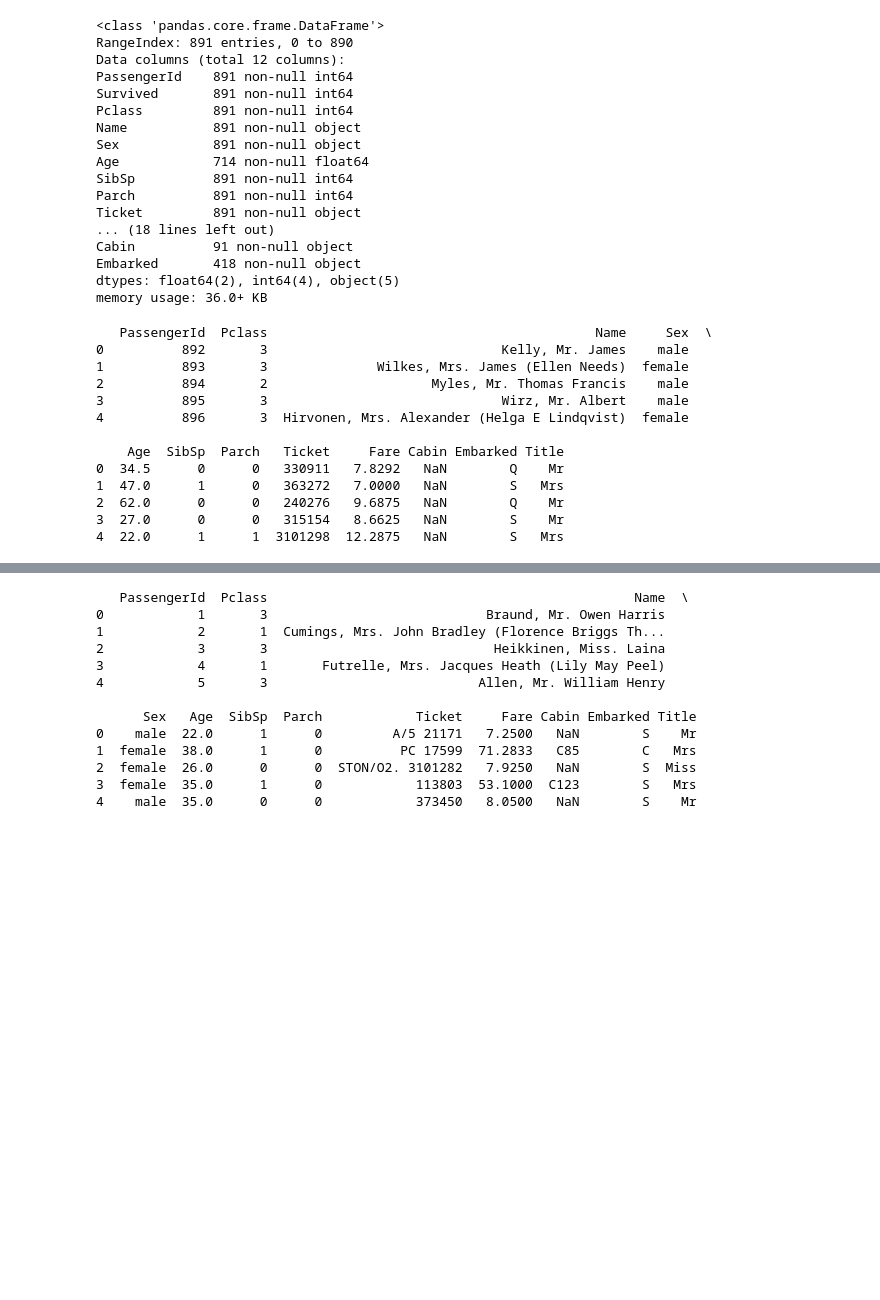
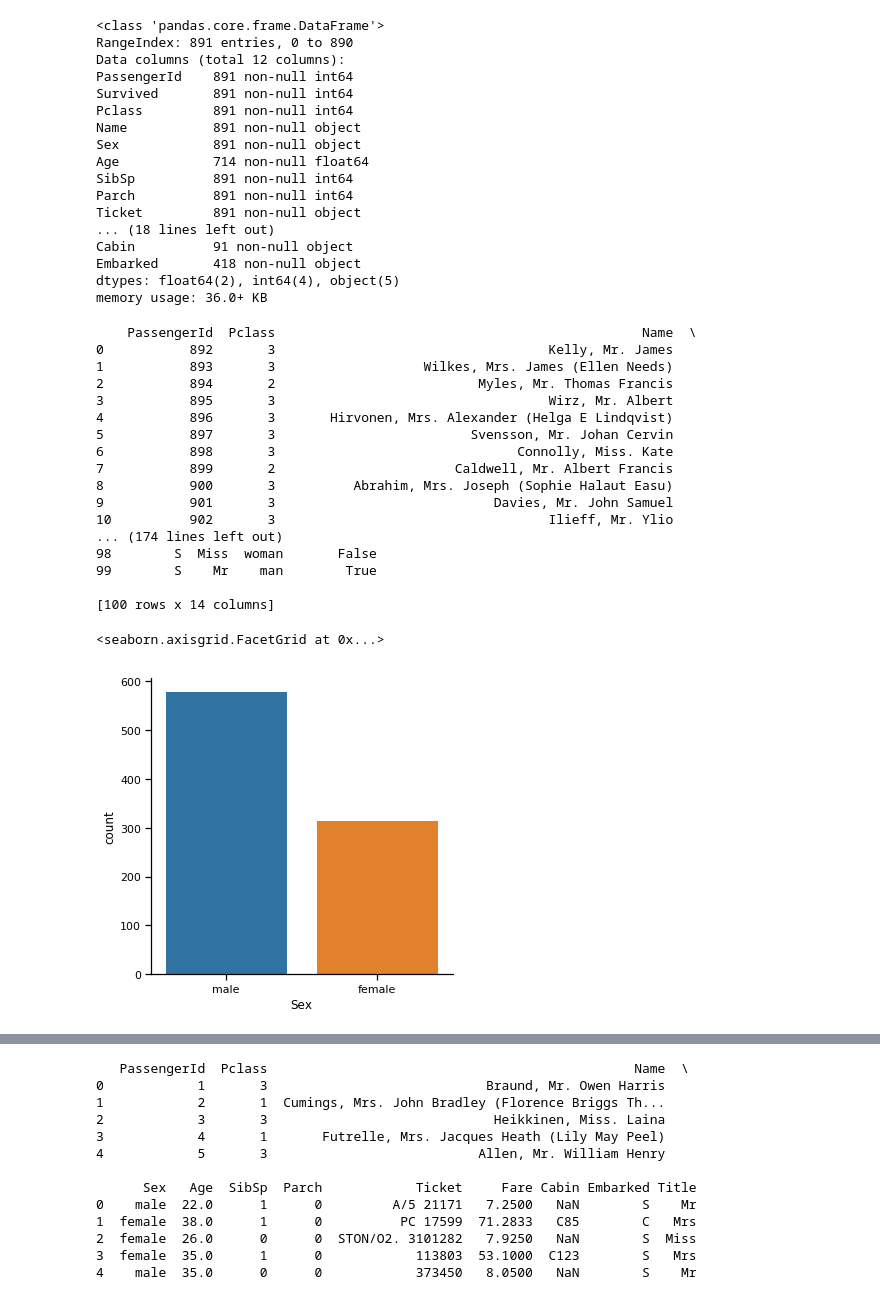
Before and after one commit to wakandan/kaggle, a Jupyter notebook: titanic/process-data-combined.ipynb, the cells around one changed output, grey strips where cells are left out. Cells and saved outputs as stored; diff of their text form; code cells hidden in the pictures; blank space fills up the shorter version.

Commit message:
plotting some charts with sns

```diff
--- a/titanic/process-data-combined.ipynb
+++ b/titanic/process-data-combined.ipynb
@@ -61,6 +61,13 @@ combine = [train_df, test_df]
 y = train_df['Survived']
 train_df.drop(['Survived'], axis=1, inplace=True)
 test_ids = test_df['PassengerId']
+def woman_child_or_man(passenger):
+    age, sex = passenger
+    if age < 16:
+        return "child"
+    else:
+        return dict(male="man", female="woman")[sex]
+
 for dataset in combine:
     dataset['Title'] = dataset.Name.str.extract(' ([A-Za-z]+)\.', expand=False)
     dataset.loc[dataset.Title=='Ms', 'Title'] = 'Miss' # unify the naming
@@ -69,19 +76,25 @@ for dataset in combine:
     dataset.loc[((dataset.Title=='Mrs') | dataset.Title.isnull() | (dataset.Title=='Miss') ) & (dataset.Sex=='female') & (dataset.Age<15), 'Title'] = 'Girl'
     dataset['Title'] = dataset['Title'].replace(['Jonkheer', 'Don', 'Sir', 'Countess', 'Lady', 'Dona'], 'Royalty')
     dataset['Title'] = dataset['Title'].replace(['Capt', 'Col', 'Major', 'Dr', 'Rev'], 'Officer')
+    dataset['Who'] = dataset[['Age', 'Sex']].apply(woman_child_or_man, axis=1)
+    dataset['Adult_Male'] = dataset['Who'] == 'man'
 #     print(dataset.loc[(dataset.Title=='Mrs') & dataset.Age<10][['Title', 'Name', 'Age']].sort_values('Age'))
-print(dataset.head())
+print(dataset.head(100))
 # %% [output]
-   PassengerId  Pclass                                          Name     Sex  \
-0          892       3                              Kelly, Mr. James    male
-1          893       3              Wilkes, Mrs. James (Ellen Needs)  female
-2          894       2                     Myles, Mr. Thomas Francis    male
-3          895       3                              Wirz, Mr. Albert    male
-4          896       3  Hirvonen, Mrs. Alexander (Helga E Lindqvist)  female
+    PassengerId  Pclass                                               Name  \
+0           892       3                                   Kelly, Mr. James
+1           893       3                   Wilkes, Mrs. James (Ellen Needs)
+2           894       2                          Myles, Mr. Thomas Francis
+3           895       3                                   Wirz, Mr. Albert
+4           896       3       Hirvonen, Mrs. Alexander (Helga E Lindqvist)
+5           897       3                         Svensson, Mr. Johan Cervin
+6           898       3                               Connolly, Miss. Kate
+7           899       2                       Caldwell, Mr. Albert Francis
+8           900       3          Abrahim, Mrs. Joseph (Sophie Halaut Easu)
+9           901       3                            Davies, Mr. John Samuel
+10          902       3                                   Ilieff, Mr. Ylio
+... (174 lines left out)
+98        S  Miss  woman       False
+99        S    Mr    man        True
 
-    Age  SibSp  Parch   Ticket     Fare Cabin Embarked Title
-0  34.5      0      0   330911   7.8292   NaN        Q    Mr
-1  47.0      1      0   363272   7.0000   NaN        S   Mrs
-2  62.0      0      0   240276   9.6875   NaN        Q    Mr
-3  27.0      0      0   315154   8.6625   NaN        S    Mr
-4  22.0      1      1  3101298  12.2875   NaN        S   Mrs
+[100 rows x 14 columns]
@@ -87,0 +103,5 @@ print(dataset.head())
+# %%
+sns.catplot('Sex', data=train_df, kind='count')
+# %% [output]
+<seaborn.axisgrid.FacetGrid at 0x...>
+[figure, added]
```
Also changed, not shown: parts of 4 cells of this notebook.
